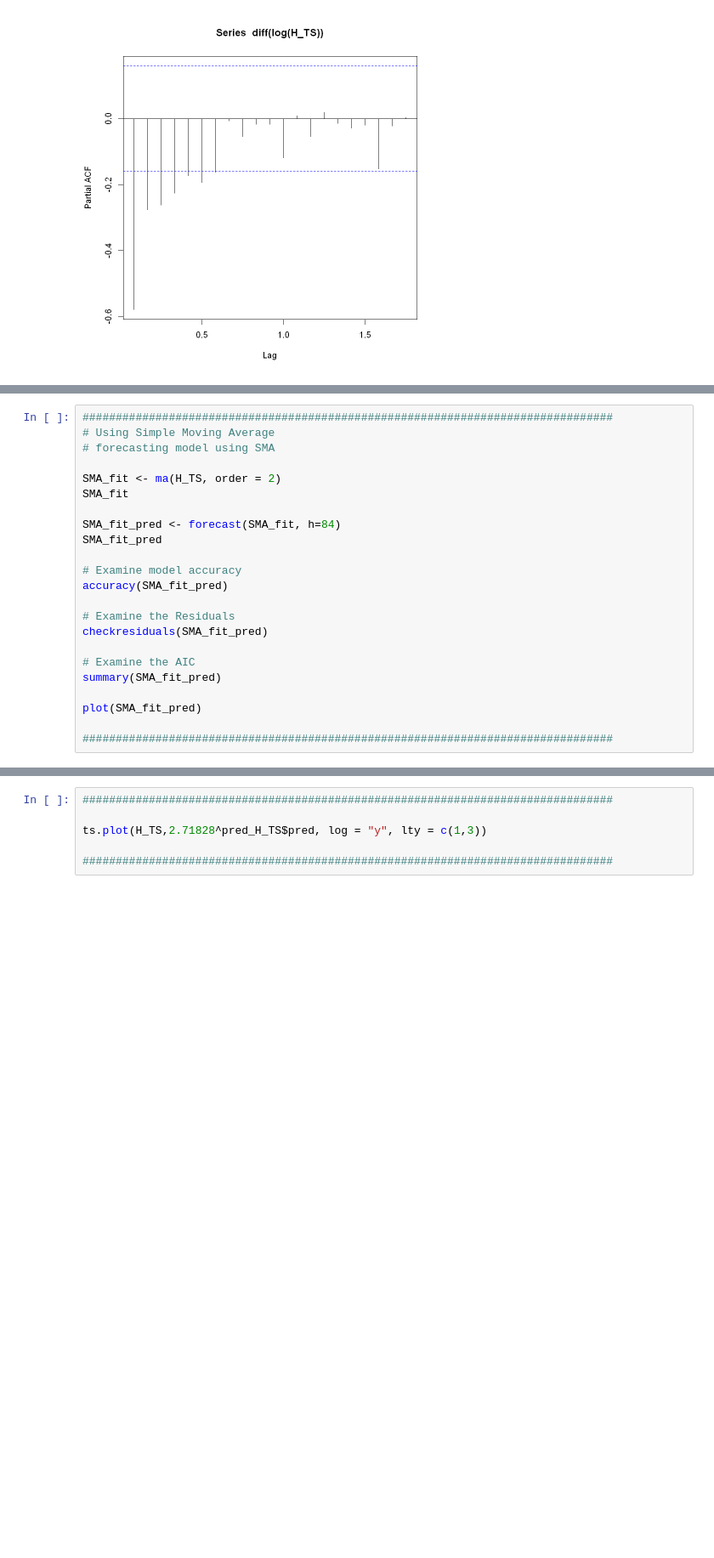
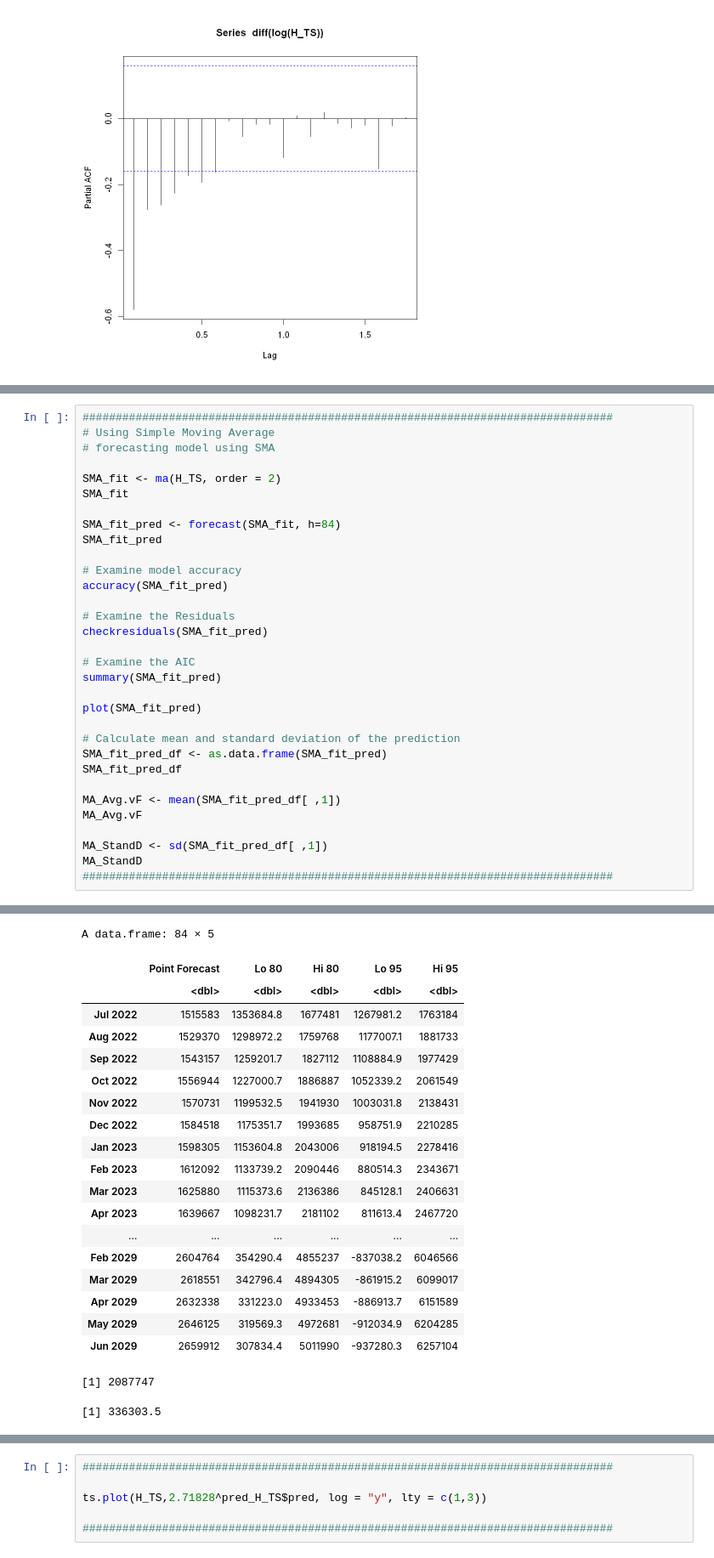
Before and after one commit to batesjay87/Jay-H-DAAN-888, a Jupyter notebook: Future Price Time Series W 1 2.ipynb, the cells around one changed output, grey strips where cells are left out. Shown at 85% size. Saved outputs shown, nothing was run; the diff lists cells and outputs as text; blank space fills up the shorter version.

```diff
--- a/Future Price Time Series W 1 2.ipynb
+++ b/Future Price Time Series W 1 2.ipynb
@@ -601,6 +601,15 @@ summary(SMA_fit_pred)
 
 plot(SMA_fit_pred)
 
+# Calculate mean and standard deviation of the prediction
+SMA_fit_pred_df <- as.data.frame(SMA_fit_pred)
+SMA_fit_pred_df
+
+MA_Avg.vF <- mean(SMA_fit_pred_df[ ,1])
+MA_Avg.vF
+
+MA_StandD <- sd(SMA_fit_pred_df[ ,1])
+MA_StandD
 ################################################################################
 # %% [output]
 A Time Series: 13 × 12
@@ -637,33 +646,54 @@ Mar 2029        2618551  342796.4 4894305 -861915.186 6099017
 Apr 2029        2632338  331223.0 4933453 -886913.667 6151589
 May 2029        2646125  319569.3 4972681 -912034.932 6204285
 Jun 2029        2659912  307834.4 5011990 -937280.265 6257104
 A matrix: 1 × 7 of type dbl
 |  | ME | RMSE | MAE | MPE | MAPE | MASE | ACF1 |
 | Training set | -9133.742 | 108768.7 | 77268.68 | -1.102062 | 6.35563 | 0.5268228 | 0.2349564 |
         Ljung-Box test
 
 data:  Residuals from ETS(M,A,N)
 Q* = 79.957, df = 20, p-value = 3.993e-09
 
 Model df: 4.   Total lags used: 24
 Forecast method: ETS(M,A,N)
 
 Model Information:
 ETS(M,A,N)
 
 Call:
  ets(y = object, lambda = lambda, biasadj = biasadj, allow.multiplicative.trend = allow.multiplicative.trend)
 
   Smoothing parameters:
     alpha = 0.9999
     beta  = 1e-04
 
 ... (95 lines left out)
 Mar 2029        2618551  342796.4 4894305 -861915.186 6099017
 Apr 2029        2632338  331223.0 4933453 -886913.667 6151589
 May 2029        2646125  319569.3 4972681 -912034.932 6204285
 Jun 2029        2659912  307834.4 5011990 -937280.265 6257104
 [figure]
+A data.frame: 84 × 5
+|  | Point Forecast | Lo 80 | Hi 80 | Lo 95 | Hi 95 |
+|  | <dbl> | <dbl> | <dbl> | <dbl> | <dbl> |
+| Jul 2022 | 1515583 | 1353684.8 | 1677481 | 1267981.2 | 1763184 |
+| Aug 2022 | 1529370 | 1298972.2 | 1759768 | 1177007.1 | 1881733 |
+| Sep 2022 | 1543157 | 1259201.7 | 1827112 | 1108884.9 | 1977429 |
+| Oct 2022 | 1556944 | 1227000.7 | 1886887 | 1052339.2 | 2061549 |
+| Nov 2022 | 1570731 | 1199532.5 | 1941930 | 1003031.8 | 2138431 |
+| Dec 2022 | 1584518 | 1175351.7 | 1993685 | 958751.9 | 2210285 |
+| Jan 2023 | 1598305 | 1153604.8 | 2043006 | 918194.5 | 2278416 |
+| Feb 2023 | 1612092 | 1133739.2 | 2090446 | 880514.3 | 2343671 |
+| Mar 2023 | 1625880 | 1115373.6 | 2136386 | 845128.1 | 2406631 |
+| Apr 2023 | 1639667 | 1098231.7 | 2181102 | 811613.4 | 2467720 |
+| ... | ... | ... | ... | ... | ... |
+| Feb 2029 | 2604764 | 354290.4 | 4855237 | -837038.2 | 6046566 |
+| Mar 2029 | 2618551 | 342796.4 | 4894305 | -861915.2 | 6099017 |
+| Apr 2029 | 2632338 | 331223.0 | 4933453 | -886913.7 | 6151589 |
+| May 2029 | 2646125 | 319569.3 | 4972681 | -912034.9 | 6204285 |
+| Jun 2029 | 2659912 | 307834.4 | 5011990 | -937280.3 | 6257104 |
+[1] 2087747
+[1] 336303.5
 [figure]
 # %%
 #####################################################################
```
Also changed, not shown: parts of 5 cells of this notebook.
